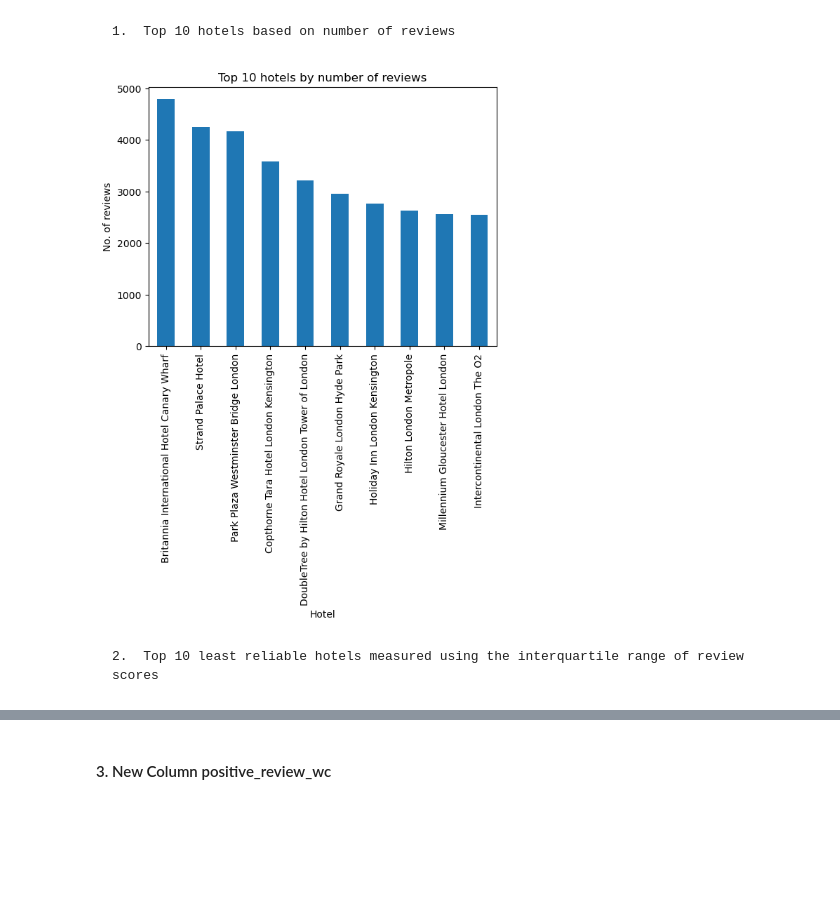
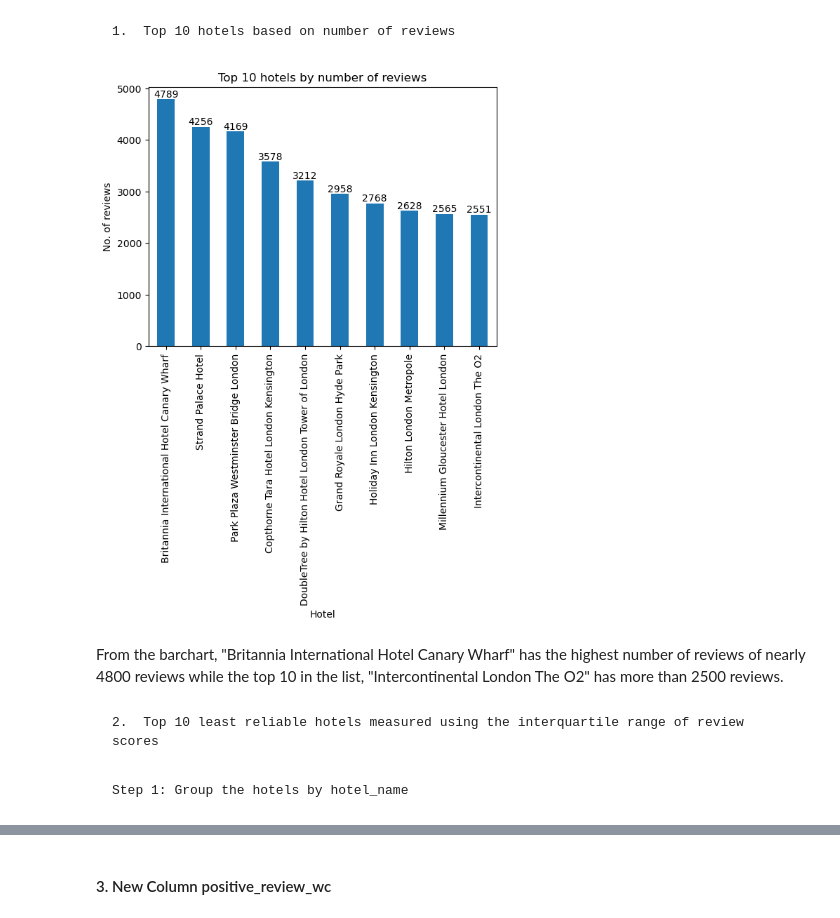
Before and after one commit to lamquangthinh2001/Hotels_Analysis, a Jupyter notebook: hotel-analysis.ipynb, the cells around one changed output, grey strips where cells are left out. Saved outputs shown, nothing was run; the diff lists cells and outputs as text; code cells hidden in the pictures; blank space fills up the shorter version.

```diff
--- a/hotel-analysis.ipynb
+++ b/hotel-analysis.ipynb
@@ -31,2 +59,4 @@ data["days_since_review"] = pd.to_numeric(data["days_since_review"])
+# %%
+data['review_date'] = data['review_date'].astype('datetime64[ns]')
 # %% [markdown]
     Summarise the data
@@ -59,13 +79,18 @@ memory usage: 47.2+ MB
 # %%
 import matplotlib.pyplot as plt
 
 top_10_reviews = data.groupby(["hotel_name"])["hotel_name"].count().sort_values(ascending = False)[0:10]
-top_10_reviews.plot(kind = "bar")
+ax = top_10_reviews.plot(kind = "bar")
+ax.bar_label(ax.containers[0], label_type = "edge")
 plt.xlabel("Hotel")
 plt.ylabel("No. of reviews")
 plt.title("Top 10 hotels by number of reviews")
 plt.show()
 # %% [output]
-[figure, old version]
+[figure, new version]
+# %% [markdown]
+From the barchart, "Britannia International Hotel Canary Wharf" has the highest number of reviews of nearly 4800 reviews while the top 10 in the list, "Intercontinental London The O2" has more than 2500 reviews.
 # %% [markdown]
     2.  Top 10 least reliable hotels measured using the interquartile range of review scores
+# %% [markdown]
+    Step 1: Group the hotels by hotel_name
```
Also changed, not shown: parts of 27 cells of this notebook.
